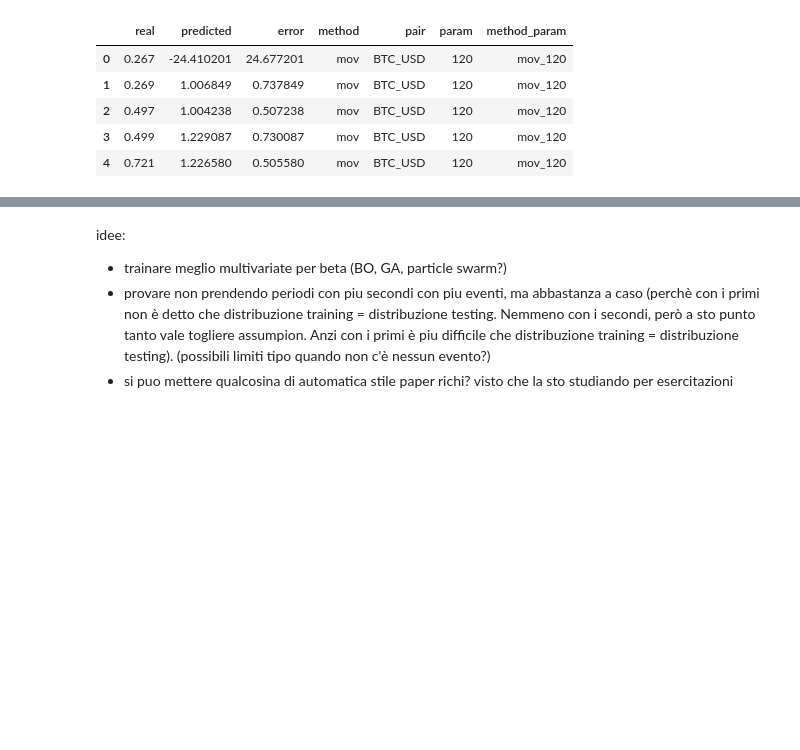
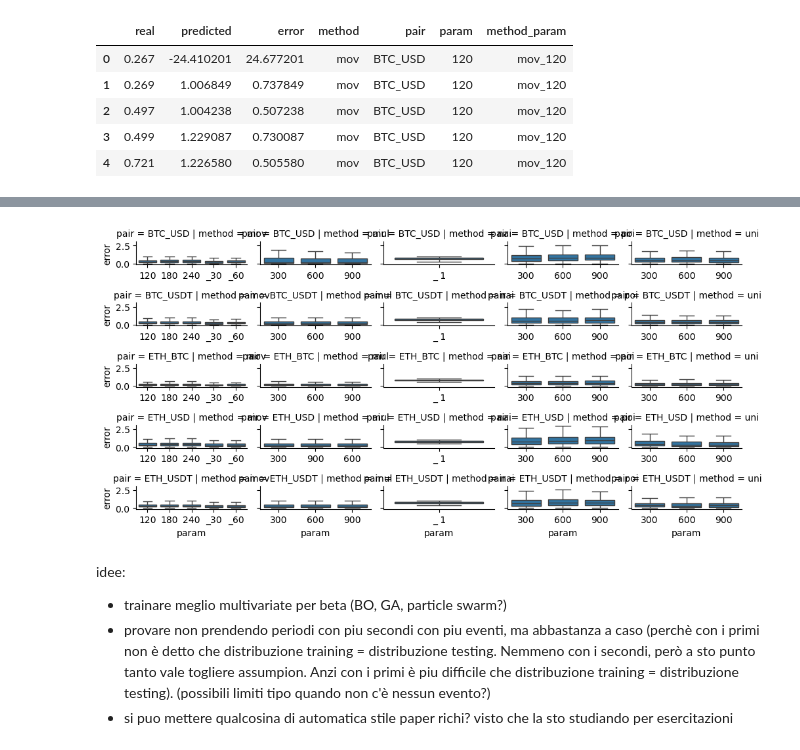
Before and after one commit to daxus4/multivariate_hawkes, a Jupyter notebook: notebook/n20241124_check_accuracy.ipynb, the cells around one changed output, grey strips where cells are left out. Saved outputs shown, nothing was run; the diff lists cells and outputs as text; code cells hidden in the pictures; blank space fills up the shorter version.

```diff
--- a/notebook/n20241124_check_accuracy.ipynb
+++ b/notebook/n20241124_check_accuracy.ipynb
@@ -67,3 +93,16 @@ plt.show()
+# %%
+unique_counts = df.groupby(['pair', 'method'])['param'].nunique().reset_index(name='num_params')
+
+# Create the catplot without showing it initially
+g = sns.catplot(
+    x='param', y='error', row='pair', col='method',
+    data=df, kind='box', height=1, aspect=2, sharey=True,
+    sharex=False, showfliers=False
+)
+
+plt.show()
+# %% [output]
+[figure, added]
 # %% [markdown]
 idee:
 - trainare meglio multivariate per beta (BO, GA, particle swarm?)
```
Also changed, not shown: parts of 3 cells of this notebook, 7 other files.
